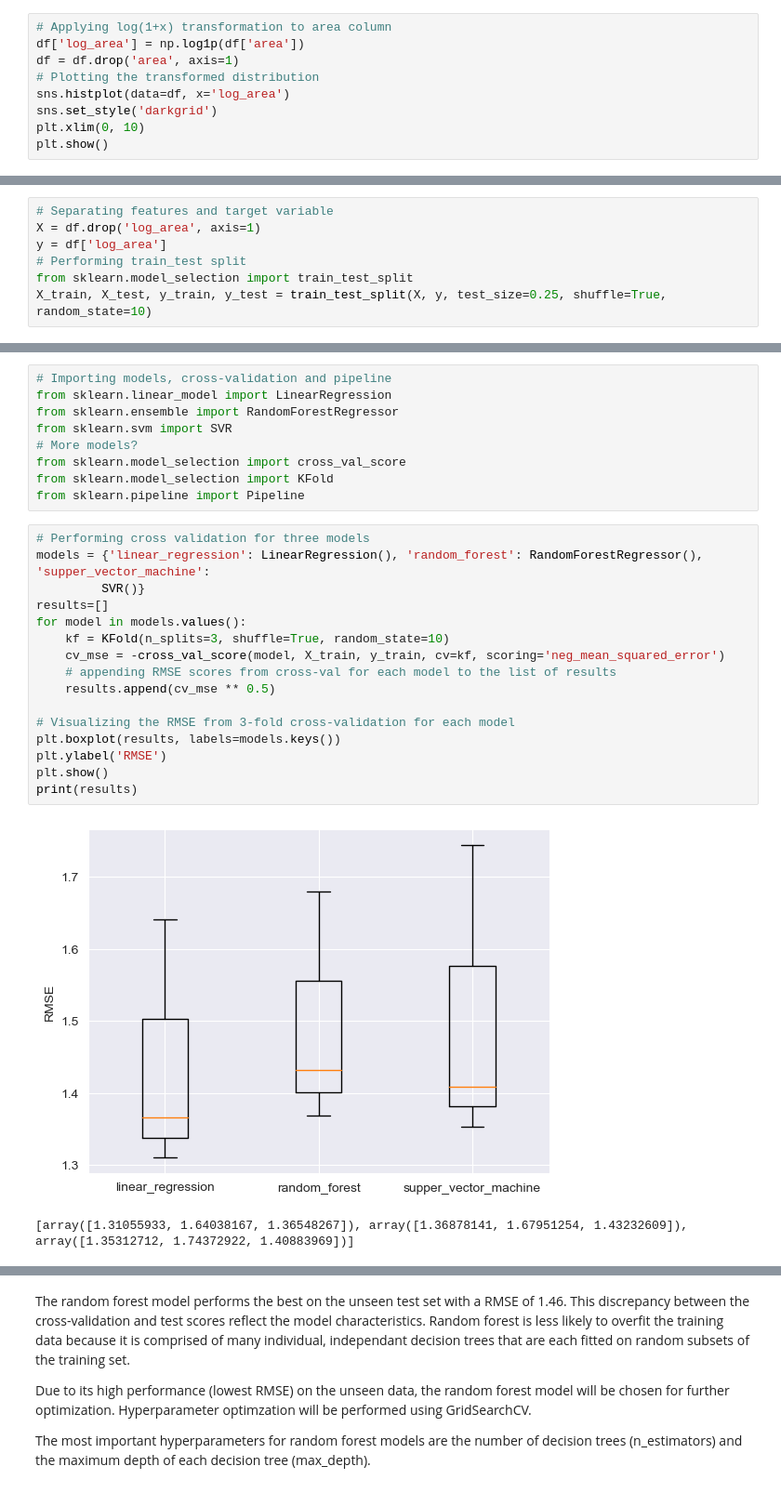
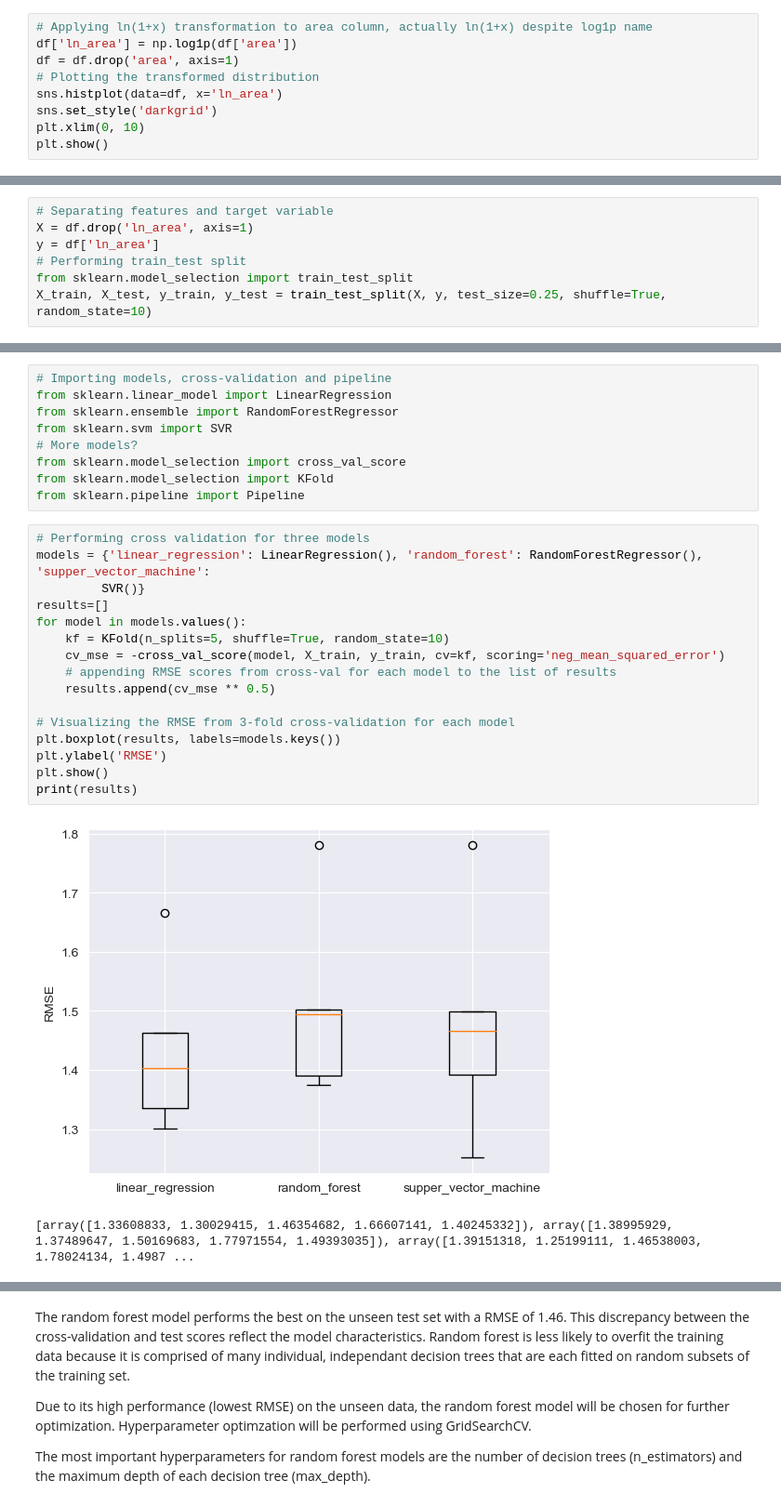
Before and after one commit to grahamgreene88/Forest-Fire-Predicition, a Jupyter notebook: Forest Fire Notebook.ipynb, the cells around one changed output, grey strips where cells are left out. Shown at 93% size. Saved outputs shown, nothing was run; the diff lists cells and outputs as text.

```diff
--- a/Forest Fire Notebook.ipynb
+++ b/Forest Fire Notebook.ipynb
@@ -91,11 +93,11 @@ plt.show()
 # %% [markdown]
 Target variable distribution is clearly heavily right-skewed. This is due to all the observations with zero area (less than 1 ha). To improve the skewness, the log(1+x) function will be applid to all target variable values. This transformation can help improve regression results for right-skewed target variables.
 # %%
-# Applying log(1+x) transformation to area column
-df['log_area'] = np.log1p(df['area'])
+# Applying ln(1+x) transformation to area column, actually ln(1+x) despite log1p name
+df['ln_area'] = np.log1p(df['area'])
 df = df.drop('area', axis=1)
 # Plotting the transformed distribution
-sns.histplot(data=df, x='log_area')
+sns.histplot(data=df, x='ln_area')
 sns.set_style('darkgrid')
 plt.xlim(0, 10)
 plt.show()
@@ -133,8 +135,8 @@ All data types are in numeric format except the month and day of the week column
 **Note: the data will be separated into train and test sets at this point to avoid information leakage. Without this split, information from the test set would be learned during feature scaling which could artificially improve performance on unseen data (test set).**
 # %%
 # Separating features and target variable
-X = df.drop('log_area', axis=1)
-y = df['log_area']
+X = df.drop('ln_area', axis=1)
+y = df['ln_area']
 # Performing train_test split
 from sklearn.model_selection import train_test_split
 X_train, X_test, y_train, y_test = train_test_split(X, y, test_size=0.25, shuffle=True, random_state=10)
@@ -247,20 +249,20 @@ from sklearn.pipeline import Pipeline
 # %%
 # Performing cross validation for three models
 models = {'linear_regression': LinearRegression(), 'random_forest': RandomForestRegressor(), 'supper_vector_machine':
          SVR()}
 results=[]
 for model in models.values():
-    kf = KFold(n_splits=3, shuffle=True, random_state=10)
+    kf = KFold(n_splits=5, shuffle=True, random_state=10)
     cv_mse = -cross_val_score(model, X_train, y_train, cv=kf, scoring='neg_mean_squared_error')
     # appending RMSE scores from cross-val for each model to the list of results
     results.append(cv_mse ** 0.5)
 
 # Visualizing the RMSE from 3-fold cross-validation for each model
 plt.boxplot(results, labels=models.keys())
 plt.ylabel('RMSE')
 plt.show()
 print(results)
 # %% [output]
-[figure, old version]
+[figure, new version]
-[array([1.31055933, 1.64038167, 1.36548267]), array([1.36878141, 1.67951254, 1.43232609]), array([1.35312712, 1.74372922, 1.40883969])]
+[array([1.33608833, 1.30029415, 1.46354682, 1.66607141, 1.40245332]), array([1.38995929, 1.37489647, 1.50169683, 1.77971554, 1.49393035]), array([1.39151318, 1.25199111, 1.46538003, 1.78024134, 1.4987 ...
 # %% [markdown]
```
Also changed, not shown: parts of 11 cells of this notebook.
